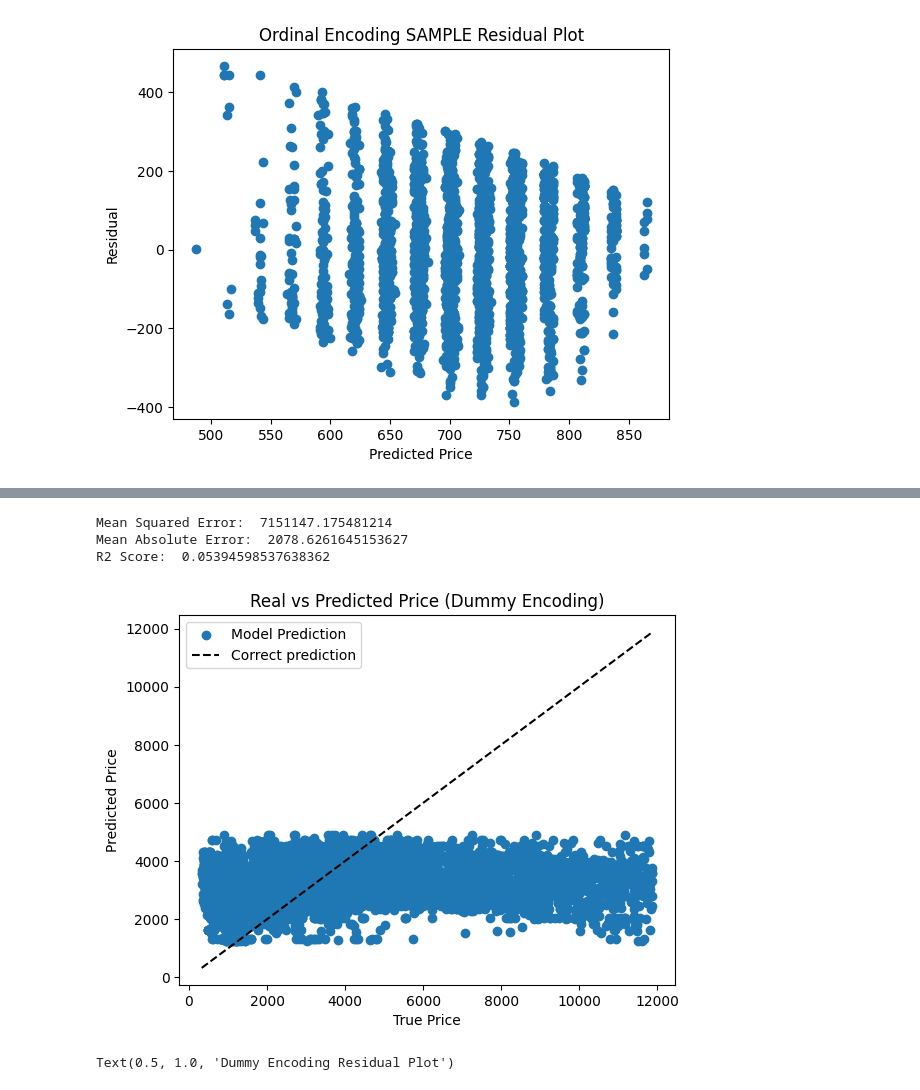
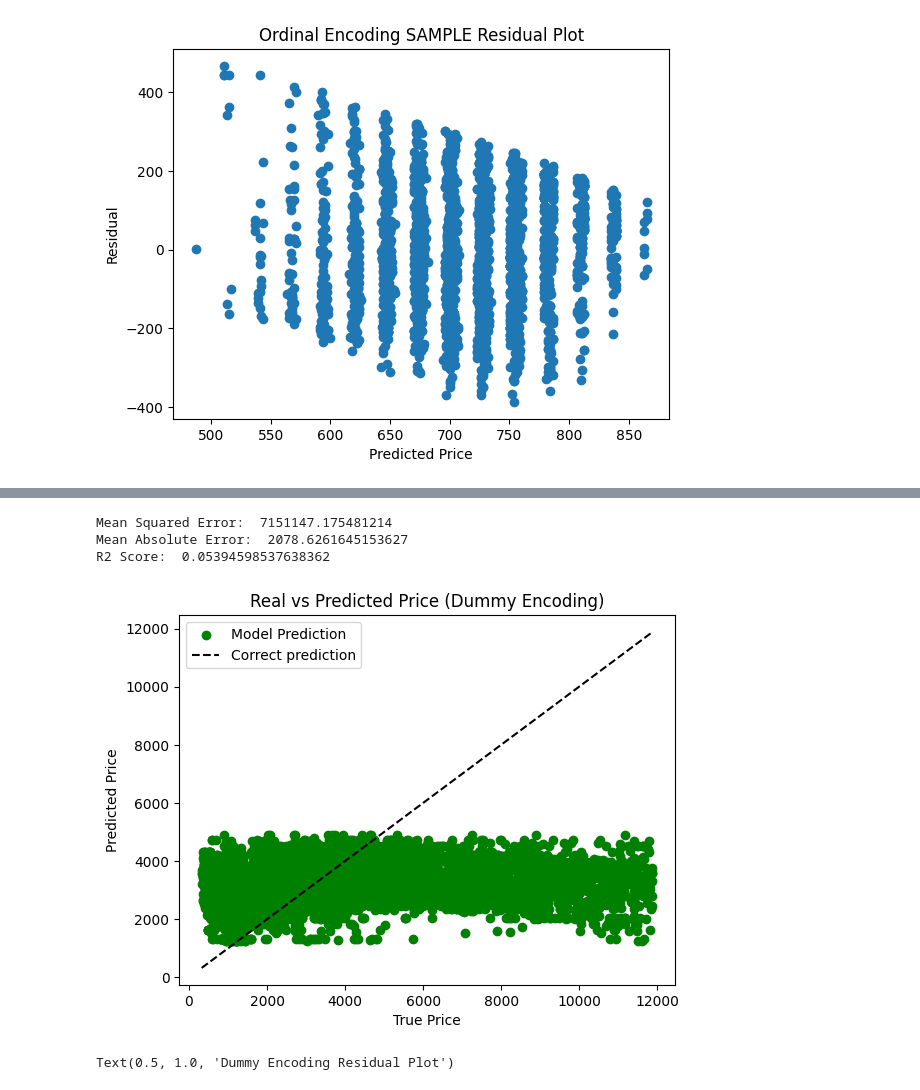
Before and after one commit to AvyayaJha/Diamonds-Research-Project, a Jupyter notebook: Diamonds_Research_Project.ipynb, the cells around one changed output, grey strips where cells are left out. Saved outputs shown, nothing was run; the diff lists cells and outputs as text; code cells hidden in the pictures.

```diff
--- a/Diamonds_Research_Project.ipynb
+++ b/Diamonds_Research_Project.ipynb
@@ -482,7 +480,7 @@ Text(0.5, 1.0, 'Ordinal Encoding Residual Plot')
 # <5k PRICE ORDINAL ENCODING LINEAR REGRESSION ML MODEL
 
 #setting values
-df_sample = df[df['price'] < 1000]
+df_sample = df[df['price'] < 5000]
 features_sample = df_sample[['cut encoded','color encoded','clarity encoded']]
 label_sample = df_sample['price']
 
@@ -511,7 +509,7 @@ plt.plot([MIN_VALUE, MAX_VALUE], [MIN_VALUE, MAX_VALUE], '--k', label="Correct p
 #labels for graph
 plt.xlabel('True Price')
 plt.ylabel('Predicted Price')
-plt.title("Real vs Predicted Price")
+plt.title("Real vs Predicted Price < 5000 (Ordinal Encoding)")
 plt.legend()
 
 #Evaluating the Model
@@ -600,35 +598,35 @@ X_train, X_test, y_train, y_test = model_selection.train_test_split(features, la
 lr_model = LinearRegression()
 
 # Fit model
 lr_model.fit(X_train, y_train)
 
 # Predict
 pred = lr_model.predict(X_test)
 
 # Plot model predictions
-plt.scatter(y_test, pred, label='Model Prediction')
+plt.scatter(y_test, pred, label='Model Prediction', color = 'green')
 
 # Plot correct predictions line
 MIN_VALUE = df['price'].min()
 MAX_VALUE = df['price'].max()
 plt.plot([MIN_VALUE, MAX_VALUE], [MIN_VALUE, MAX_VALUE], '--k', label="Correct prediction")
 
 # Labels for graph
 plt.xlabel('True Price')
 plt.ylabel('Predicted Price')
 plt.title("Real vs Predicted Price (Dummy Encoding)")
 plt.legend()
 
 
 # Evaluate the Model
 print('Mean Squared Error: ', mean_squared_error(y_test, pred))
 print('Mean Absolute Error: ', mean_absolute_error(y_test, pred))
 print('R2 Score: ', r2_score(y_test, pred))
 # %% [output]
 Mean Squared Error:  7151147.175481214
 Mean Absolute Error:  2078.6261645153627
 R2 Score:  0.05394598537638362
-[figure, old version]
+[figure, new version]
 # %%
 residuals = y_test - pred
 plt.scatter(pred, residuals)
```
Also changed, not shown: parts of 12 cells of this notebook.
